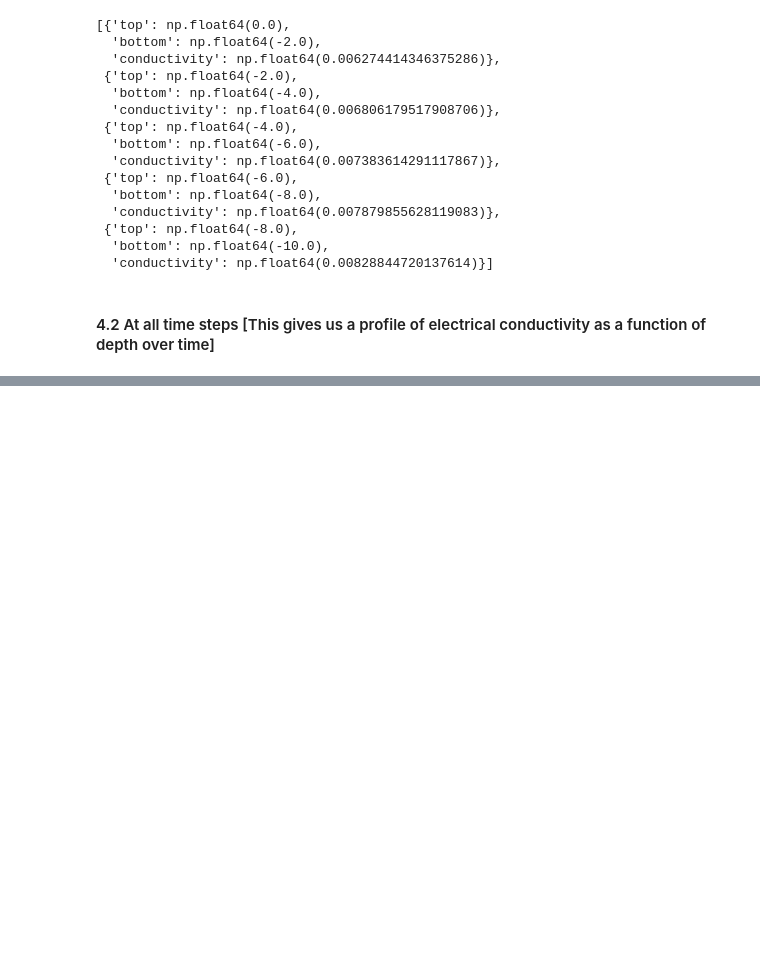
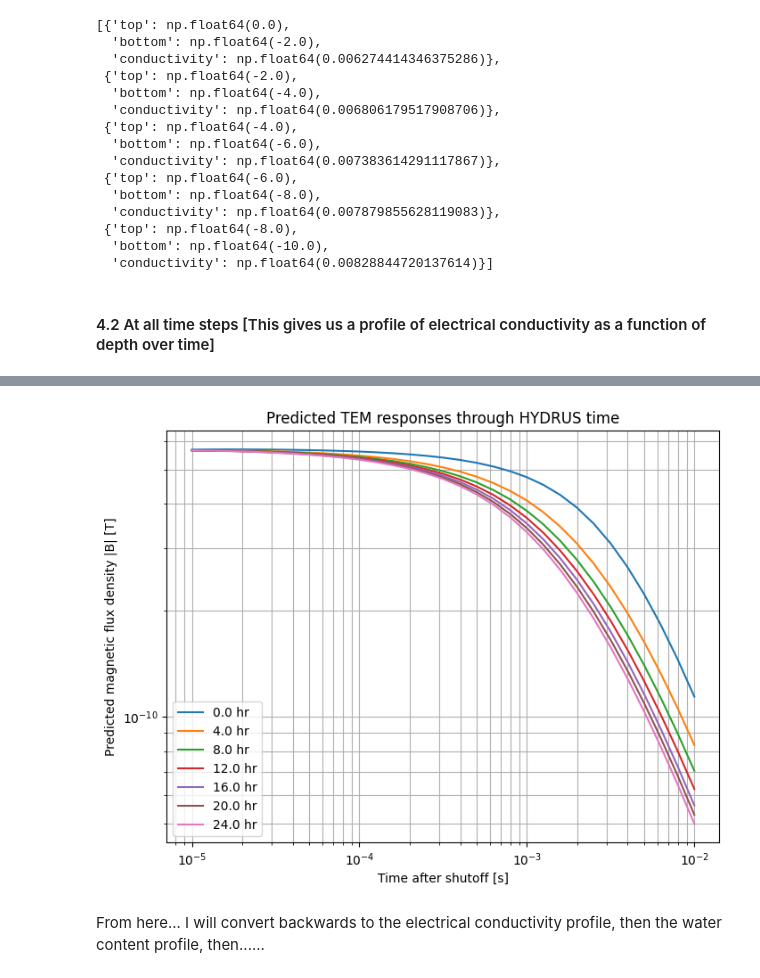
Before and after one commit to natalieyurek-cloud/TDEM_Thesis_Yurek, a Jupyter notebook: Circular_modeling.ipynb, the cells around one changed output, grey strips where cells are left out. Cells and saved outputs as stored; diff of their text form; code cells hidden in the pictures; blank space fills up the shorter version.

Commit message:
Circular modeling update to include predicted TEM response before reversal 5/22/26

```diff
--- a/Circular_modeling.ipynb
+++ b/Circular_modeling.ipynb
@@ -369,0 +456,27 @@ NEXT...... extract one ec profile and one time and determine expected TEM respon
+# %%
+# Run TEM forward model for every HYDRUS time
+
+tem_predictions = {}
+
+depth_vector = sigma_matrix.index.to_numpy()
+layer_thicknesses = np.abs(np.diff(depth_vector))
+
+for hydrus_time in sigma_matrix.columns:
+    layer_conductivities = sigma_matrix[hydrus_time].to_numpy()
+
+    times, response = run_tem_forward_model_from_sigma(
+        layer_conductivities=layer_conductivities,
+        layer_thicknesses=layer_thicknesses,
+        height=10.0
+    )
+
+    tem_predictions[hydrus_time] = response
+
+tem_response_matrix = pd.DataFrame(
+    tem_predictions,
+    index=times
+)
+
+tem_response_matrix.index.name = "TEM_time_s"
+
+tem_response_matrix.head()
@@ -369,0 +494,20 @@ NEXT...... extract one ec profile and one time and determine expected TEM respon
+# %%
+plt.figure(figsize=(8, 6))
+
+for hydrus_time in tem_response_matrix.columns:
+    plt.loglog(
+        tem_response_matrix.index,
+        np.abs(tem_response_matrix[hydrus_time]),
+        label=f"{hydrus_time} hr"
+    )
+
+plt.xlabel("Time after shutoff [s]")
+plt.ylabel("Predicted magnetic flux density |B| [T]")
+plt.title("Predicted TEM responses through HYDRUS time")
+plt.legend()
+plt.grid(True, which="both")
+plt.show()
+# %% [output]
+[figure, added]
+# %% [markdown]
+From here... I will convert backwards to the electrical conductivity profile, then the water content profile, then......
```
Also changed, not shown: parts of 12 cells of this notebook, 2 other files.
